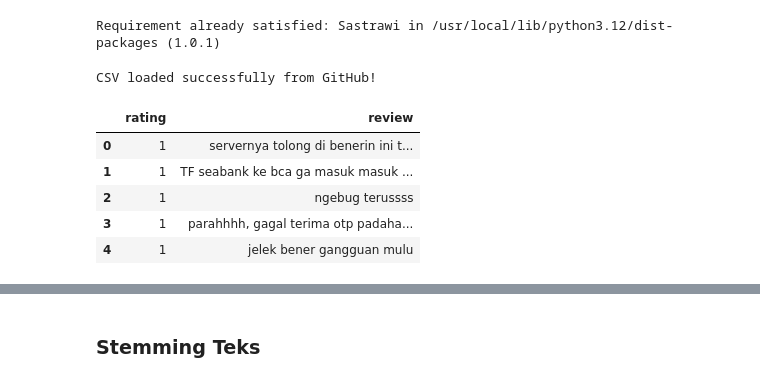
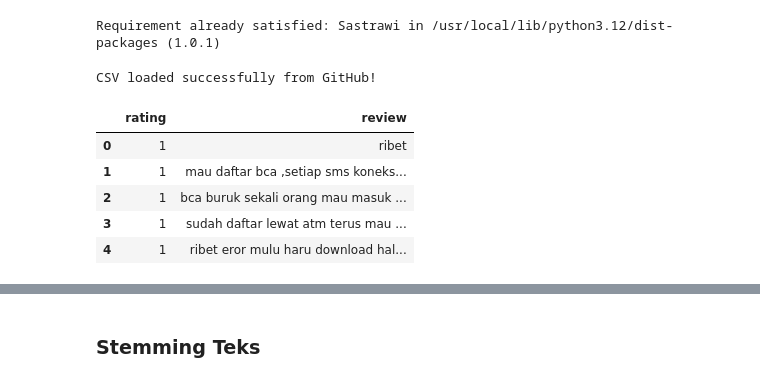
Before and after one commit to prlputriih/machine_learning, a Jupyter notebook: Machine_Learning.ipynb, the cells around one changed output, grey strips where cells are left out. Cells and saved outputs as stored; diff of their text form; code cells hidden in the pictures.

```diff
--- a/Machine_Learning.ipynb
+++ b/Machine_Learning.ipynb
@@ -26,21 +28,21 @@ Requirement already satisfied: Sastrawi in /usr/local/lib/python3.12/dist-packag
 # %%
 github_csv_url = 'https://raw.githubusercontent.com/prlputriih/machine_learning/refs/heads/main/mybca_reviews.csv' # Example: make sure this is a RAW GitHub CSV link, not a GitHub page link
 
 try:
     # Ensure pandas is imported (e.g., in an earlier cell: import pandas as pd)
-    df_github = pd.read_csv(github_csv_url)
+    df_github = pd.read_csv(github_csv_url, sep=';')
     print("CSV loaded successfully from GitHub!")
     display(df_github.head())
 except NameError as e:
     print(f"Error: {e}. Please ensure 'import pandas as pd' has been executed.")
 except Exception as e:
     print(f"Error loading CSV from GitHub: {e}")
     print("Please ensure the URL is a direct raw link to the CSV file (e.g., it starts with raw.githubusercontent.com).")
 # %% [output]
 CSV loaded successfully from GitHub!
 |  | rating | review |
-| 0 | 1 | servernya tolong di benerin ini t... |
-| 1 | 1 | TF seabank ke bca ga masuk masuk ... |
-| 2 | 1 | ngebug terussss |
-| 3 | 1 | parahhhh, gagal terima otp padaha... |
-| 4 | 1 | jelek bener gangguan mulu |
+| 0 | 1 | ribet |
+| 1 | 1 | mau daftar bca ,setiap sms koneks... |
+| 2 | 1 | bca buruk sekali orang mau masuk ... |
+| 3 | 1 | sudah daftar lewat atm terus mau ... |
+| 4 | 1 | ribet eror mulu haru download hal... |
```
Also changed, not shown: parts of 54 cells of this notebook.
